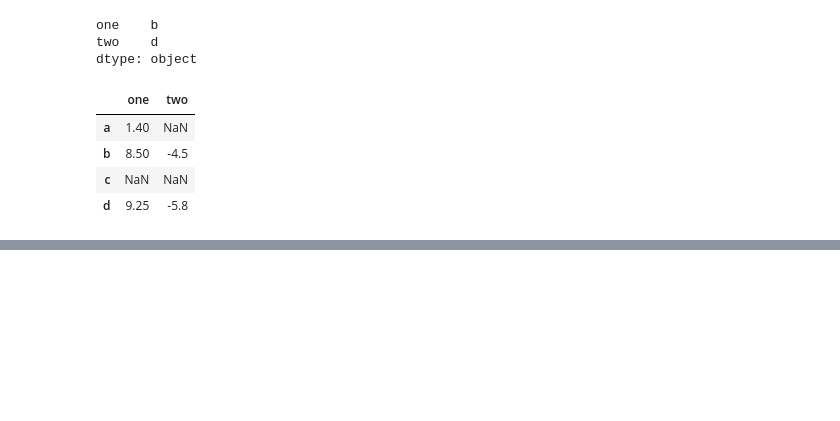
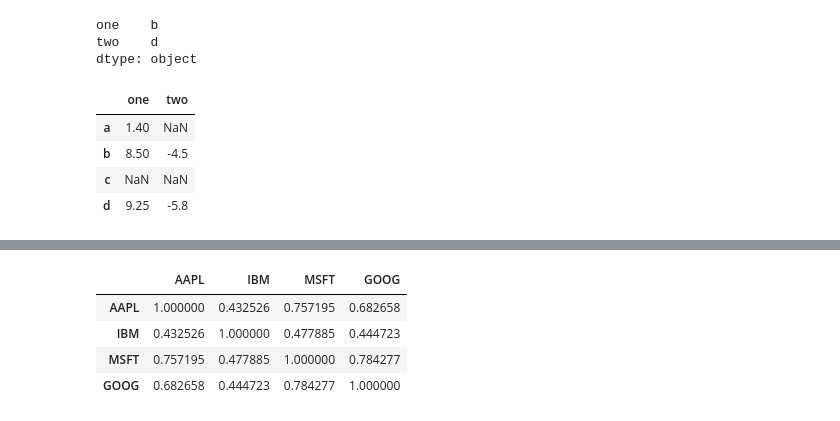
Before and after one commit to kbutalep/WesCh5, a Jupyter notebook: Chapter5WorkAlong.ipynb, the cells around one changed output, grey strips where cells are left out. Drawn from its saved outputs; the diff is of its cells as text; code cells hidden in the pictures; blank space fills up the shorter version.

```diff
--- a/Chapter5WorkAlong.ipynb
+++ b/Chapter5WorkAlong.ipynb
@@ -1449,0 +1534,8 @@ multiple summary statistics
+# %%
+returns.corr()
+# %% [output]
+|  | AAPL | IBM | MSFT | GOOG |
+| AAPL | 1.000000 | 0.432526 | 0.757195 | 0.682658 |
+| IBM | 0.432526 | 1.000000 | 0.477885 | 0.444723 |
+| MSFT | 0.757195 | 0.477885 | 1.000000 | 0.784277 |
+| GOOG | 0.682658 | 0.444723 | 0.784277 | 1.000000 |
```
Also changed, not shown: parts of 36 cells of this notebook.
